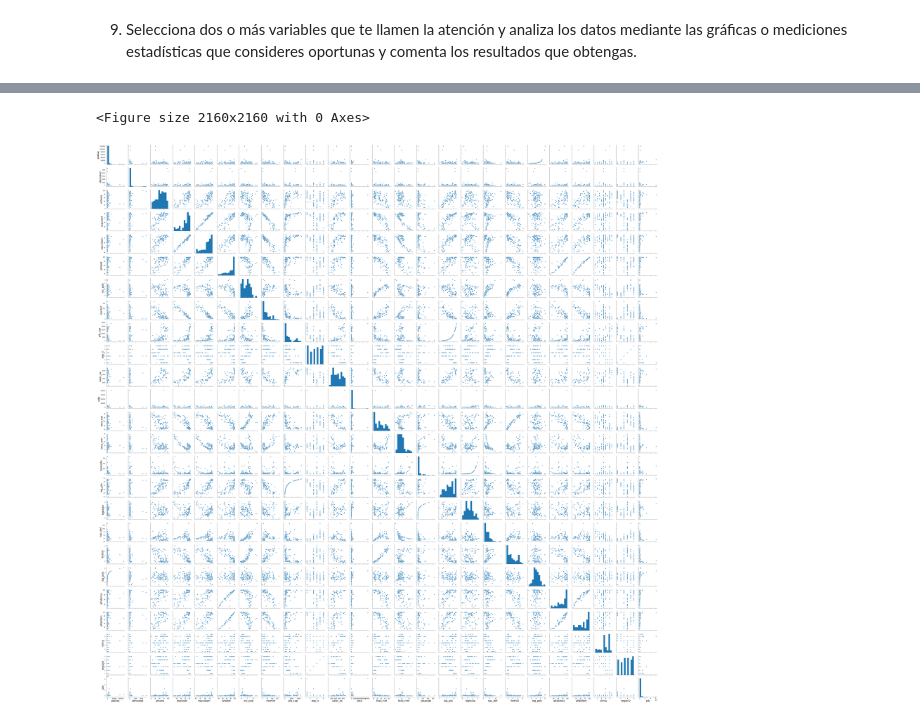
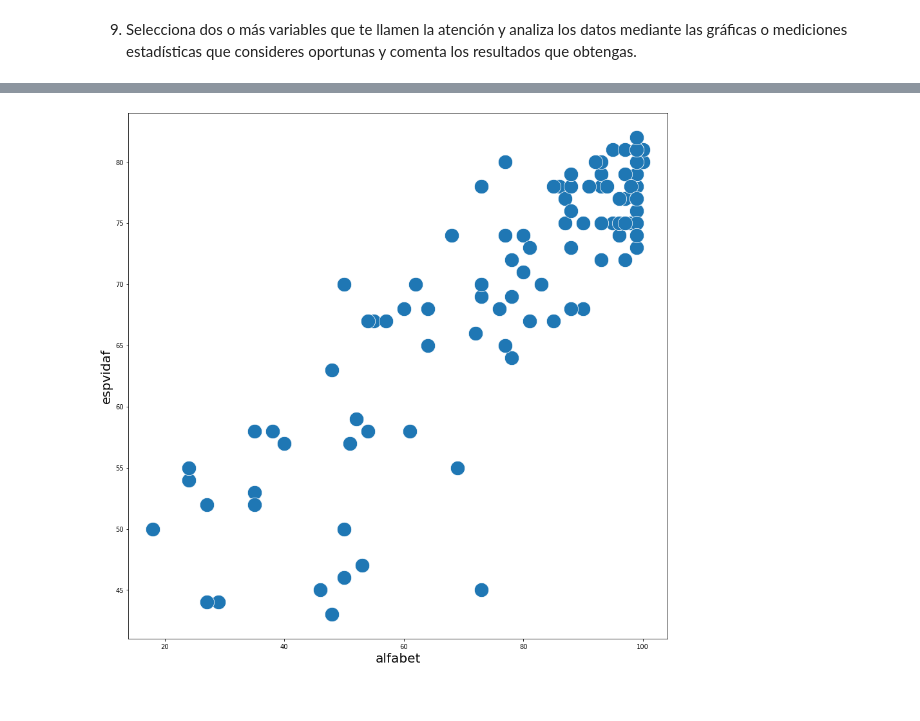
Before and after one commit to AnaFernandezCruz/ProgramacionOrientadaCD, a Jupyter notebook: PracticaPython.ipynb, the cells around one changed output, grey strips where cells are left out. Cells and saved outputs as stored; diff of their text form; code cells hidden in the pictures.

```diff
--- a/PracticaPython.ipynb
+++ b/PracticaPython.ipynb
@@ -364,7 +393,5 @@ ax = sns.boxplot(x=df['clima'], y=df['tasa_nat'])
 # %%
-plt.figure(figsize=(30, 30))
-#ax = sns.scatterplot(df['espvidam'], df['espvidaf'])
-ax = sns.pairplot(dfPib)
+plt.figure(figsize=(15, 15))
+ax = sns.scatterplot(df['alfabet'],  df['espvidaf'],s=500)
 # %% [output]
-<Figure size 2160x2160 with 0 Axes>
-[figure, old version]
+[figure, new version]
```
Also changed, not shown: parts of 14 cells of this notebook.
